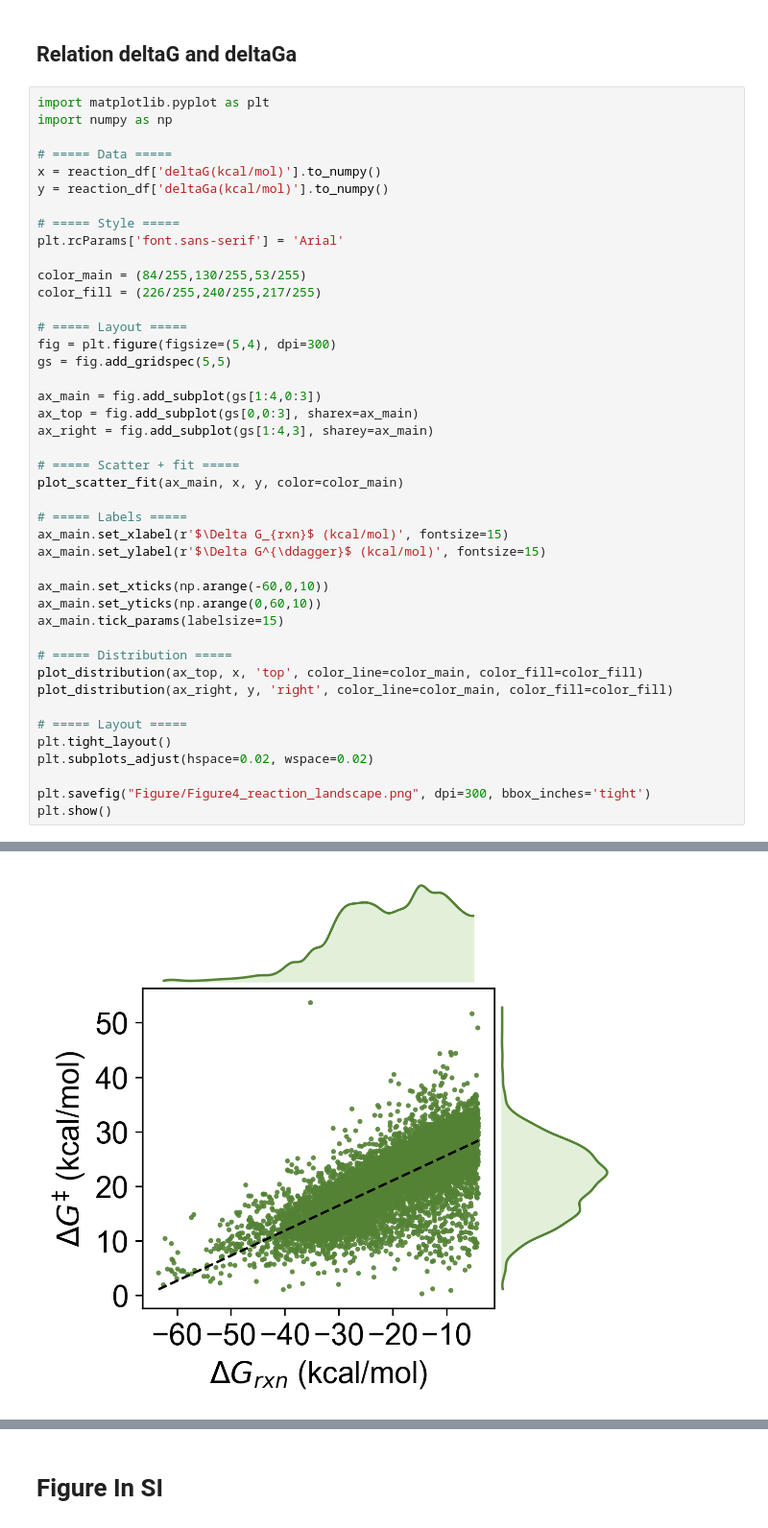
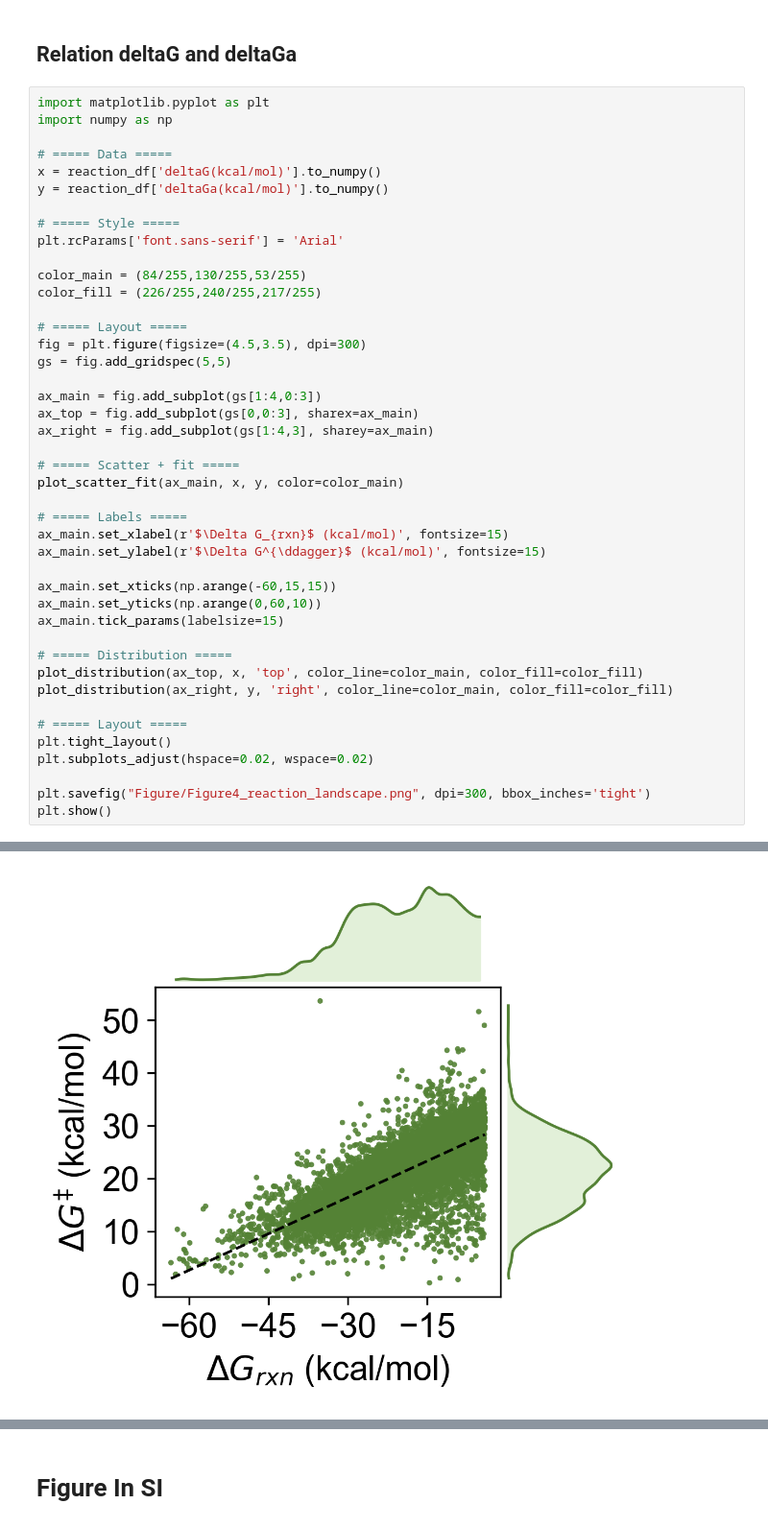
Before and after one commit to jackie-illiilli/BorylXAT-DB, a Jupyter notebook: 3_Build_DataBase.ipynb, the cells around one changed output, grey strips where cells are left out. Shown at 96% size. Cells and saved outputs as stored; diff of their text form.

```diff
--- a/3_Build_DataBase.ipynb
+++ b/3_Build_DataBase.ipynb
@@ -483,39 +483,39 @@ color_main = (84/255,130/255,53/255)
 color_fill = (226/255,240/255,217/255)
 
 # ===== Layout =====
-fig = plt.figure(figsize=(5,4), dpi=300)
+fig = plt.figure(figsize=(4.5,3.5), dpi=300)
 gs = fig.add_gridspec(5,5)
 
 ax_main = fig.add_subplot(gs[1:4,0:3])
 ax_top = fig.add_subplot(gs[0,0:3], sharex=ax_main)
 ax_right = fig.add_subplot(gs[1:4,3], sharey=ax_main)
 
 # ===== Scatter + fit =====
 plot_scatter_fit(ax_main, x, y, color=color_main)
 
 # ===== Labels =====
 ax_main.set_xlabel(r'$\Delta G_{rxn}$ (kcal/mol)', fontsize=15)
 ax_main.set_ylabel(r'$\Delta G^{\ddagger}$ (kcal/mol)', fontsize=15)
 
-ax_main.set_xticks(np.arange(-60,0,10))
+ax_main.set_xticks(np.arange(-60,15,15))
 ax_main.set_yticks(np.arange(0,60,10))
 ax_main.tick_params(labelsize=15)
 
 # ===== Distribution =====
 plot_distribution(ax_top, x, 'top', color_line=color_main, color_fill=color_fill)
 plot_distribution(ax_right, y, 'right', color_line=color_main, color_fill=color_fill)
 
 # ===== Layout =====
 plt.tight_layout()
 plt.subplots_adjust(hspace=0.02, wspace=0.02)
 
 plt.savefig("Figure/Figure4_reaction_landscape.png", dpi=300, bbox_inches='tight')
 plt.show()
 # %% [output]
 coef: [ 0.45954884 30.2574423 ]
 Pearson r: 0.725
 R^2: 0.525
-[figure, old version]
+[figure, new version]
 # %%
 # Statistical perspective
 all_angles = []
```
Also changed, not shown: parts of 21 cells of this notebook, 14 other files.
